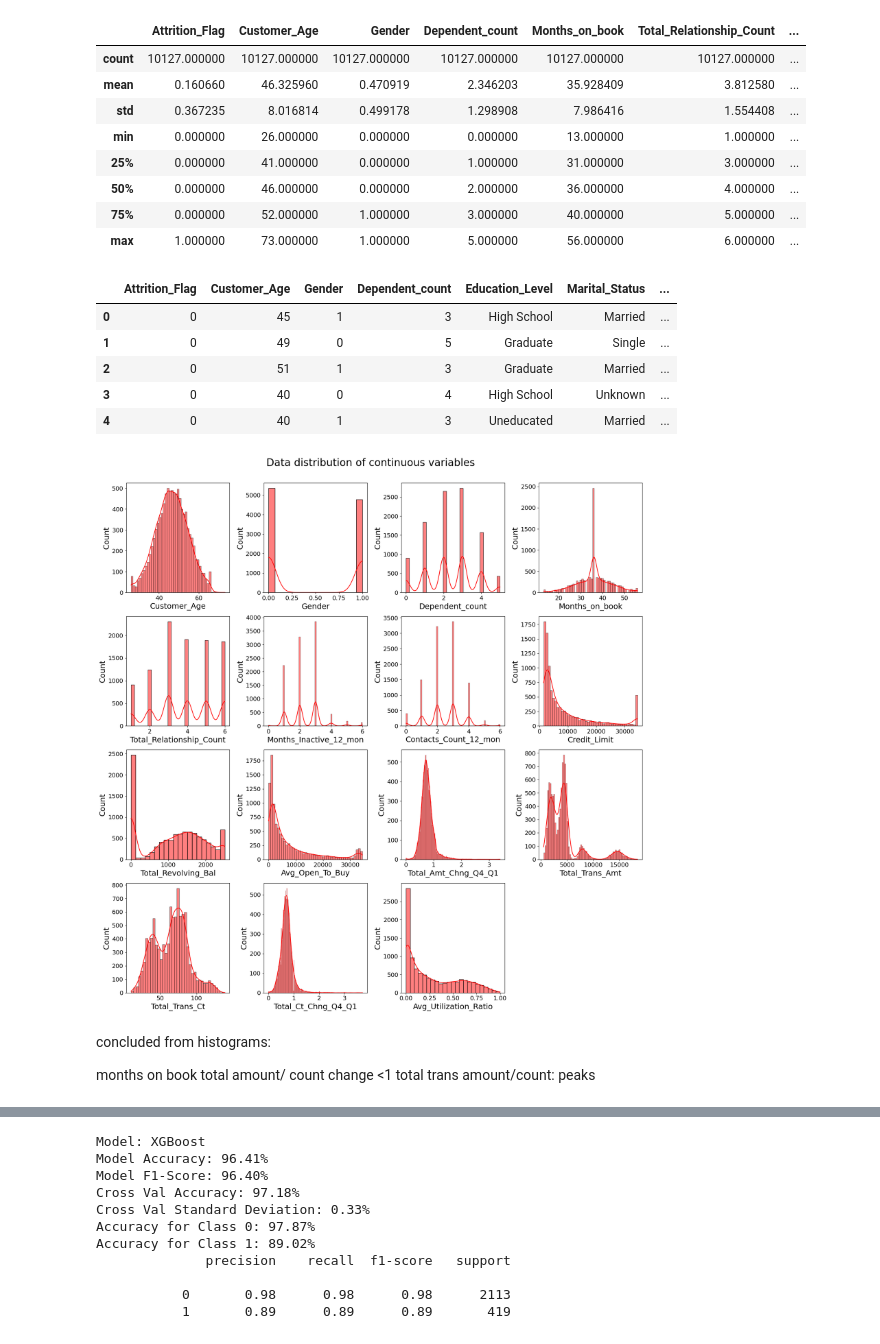
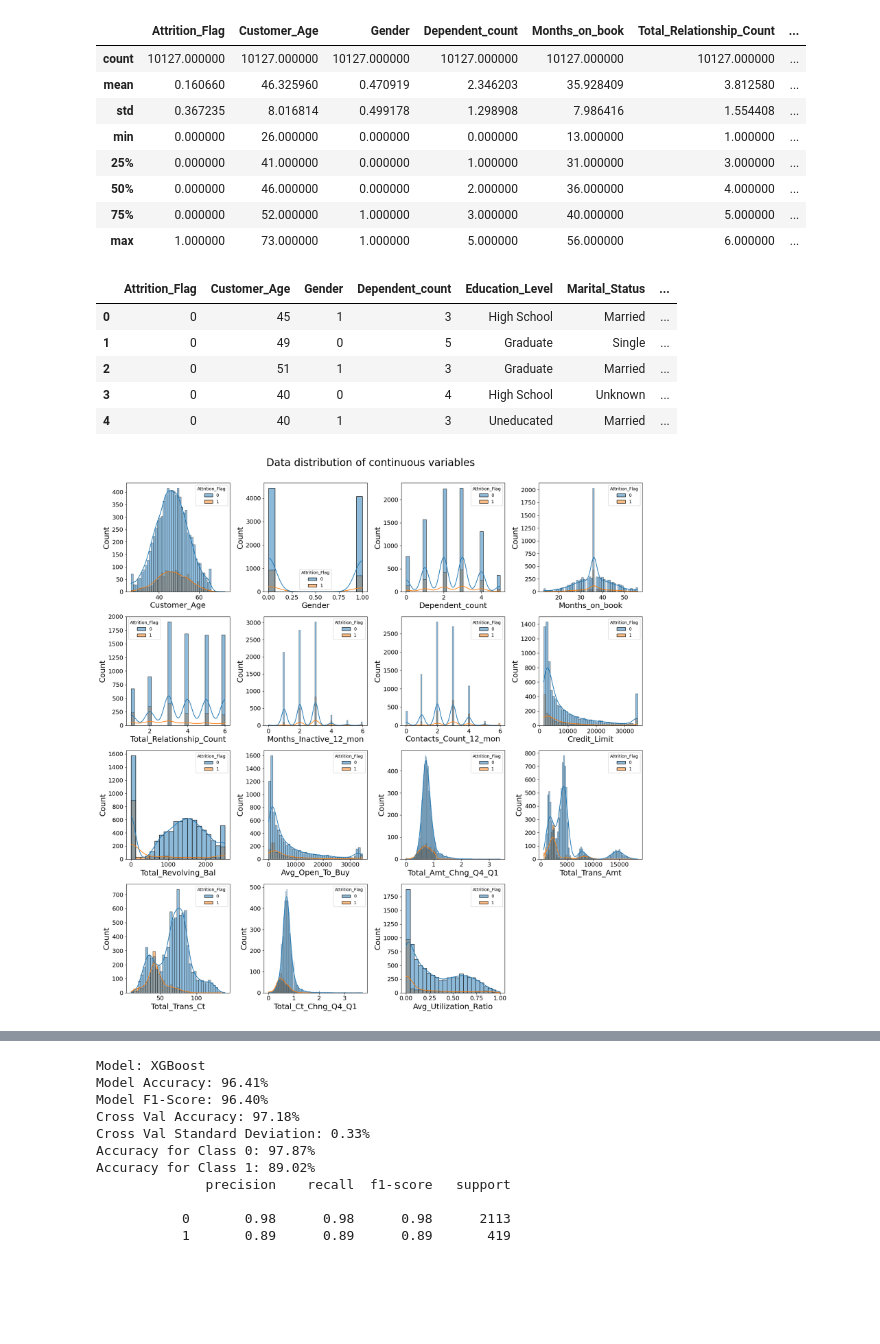
Before and after one commit to muntadherabdulhusein/DA_projects-credit-card-churn, a Jupyter notebook: Maarten/maarten.ipynb, the cells around one changed output, grey strips where cells are left out. Cells and saved outputs as stored; diff of their text form; code cells hidden in the pictures; blank space fills up the shorter version.

```diff
--- a/Maarten/maarten.ipynb
+++ b/Maarten/maarten.ipynb
@@ -10,39 +10,33 @@ data = pd.read_csv('../cleaned_data/cleaned_data.csv')
 display(data.describe())
 display(data.head())
 
 
 # Plotting histograms for numerical features
 plt.figure(figsize=(18, 18))
 for i, col in enumerate(data.drop(['Attrition_Flag'], axis=1).select_dtypes(include=['int','float']).columns):
     ax = plt.subplot(4, 4, i+1)  # Creating a subplot for each column.
-    sns.histplot(data=data, x=col, ax=ax, color='red', kde=True)
+    sns.histplot(data=data, x=col, ax=ax, color='red', kde=True, hue='Attrition_Flag')
     ax.tick_params(axis='x', labelsize=14)
     ax.tick_params(axis='y', labelsize=14)
     ax.set_xlabel(col, fontsize=18)
     ax.set_ylabel('Count', fontsize=18)
-plt.suptitle('Data distribution of continuous variables',fontsize=24, y=1.01)
+plt.suptitle('Data distribution of continuous variables', fontsize=24, y=1.01)
 plt.tight_layout()
 plt.show()
 # %% [output]
 |  | Attrition_Flag | Customer_Age | Gender | Dependent_count | Months_on_book | Total_Relationship_Count | ... |
 | count | 10127.000000 | 10127.000000 | 10127.000000 | 10127.000000 | 10127.000000 | 10127.000000 | ... |
 | mean | 0.160660 | 46.325960 | 0.470919 | 2.346203 | 35.928409 | 3.812580 | ... |
 | std | 0.367235 | 8.016814 | 0.499178 | 1.298908 | 7.986416 | 1.554408 | ... |
 | min | 0.000000 | 26.000000 | 0.000000 | 0.000000 | 13.000000 | 1.000000 | ... |
 | 25% | 0.000000 | 41.000000 | 0.000000 | 1.000000 | 31.000000 | 3.000000 | ... |
 | 50% | 0.000000 | 46.000000 | 0.000000 | 2.000000 | 36.000000 | 4.000000 | ... |
 | 75% | 0.000000 | 52.000000 | 1.000000 | 3.000000 | 40.000000 | 5.000000 | ... |
 | max | 1.000000 | 73.000000 | 1.000000 | 5.000000 | 56.000000 | 6.000000 | ... |
 |  | Attrition_Flag | Customer_Age | Gender | Dependent_count | Education_Level | Marital_Status | ... |
 | 0 | 0 | 45 | 1 | 3 | High School | Married | ... |
 | 1 | 0 | 49 | 0 | 5 | Graduate | Single | ... |
 | 2 | 0 | 51 | 1 | 3 | Graduate | Married | ... |
 | 3 | 0 | 40 | 0 | 4 | High School | Unknown | ... |
 | 4 | 0 | 40 | 1 | 3 | Uneducated | Married | ... |
-[figure, old version]
+[figure, new version]
-# %% [markdown]
-concluded from histograms:
-
-months on book
-total amount/ count change <1
-total trans amount/count: peaks
```
Also changed, not shown: parts of 9 cells of this notebook.
